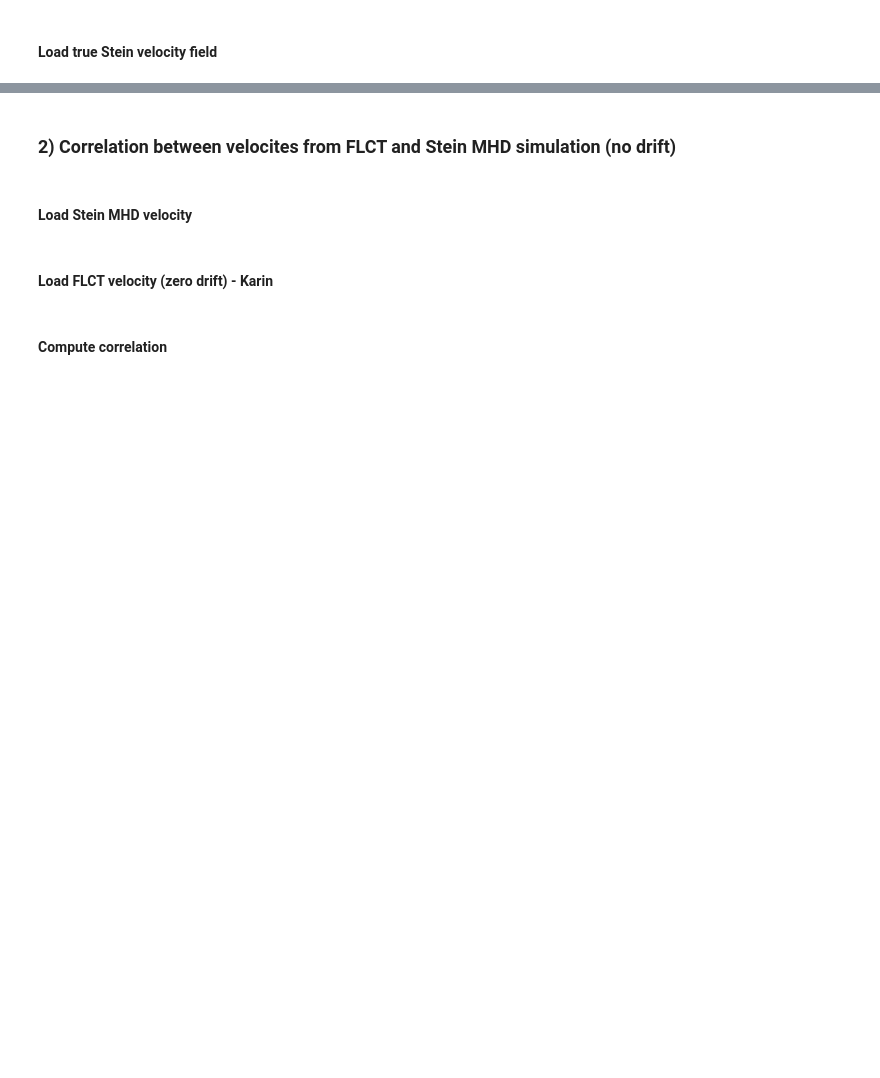
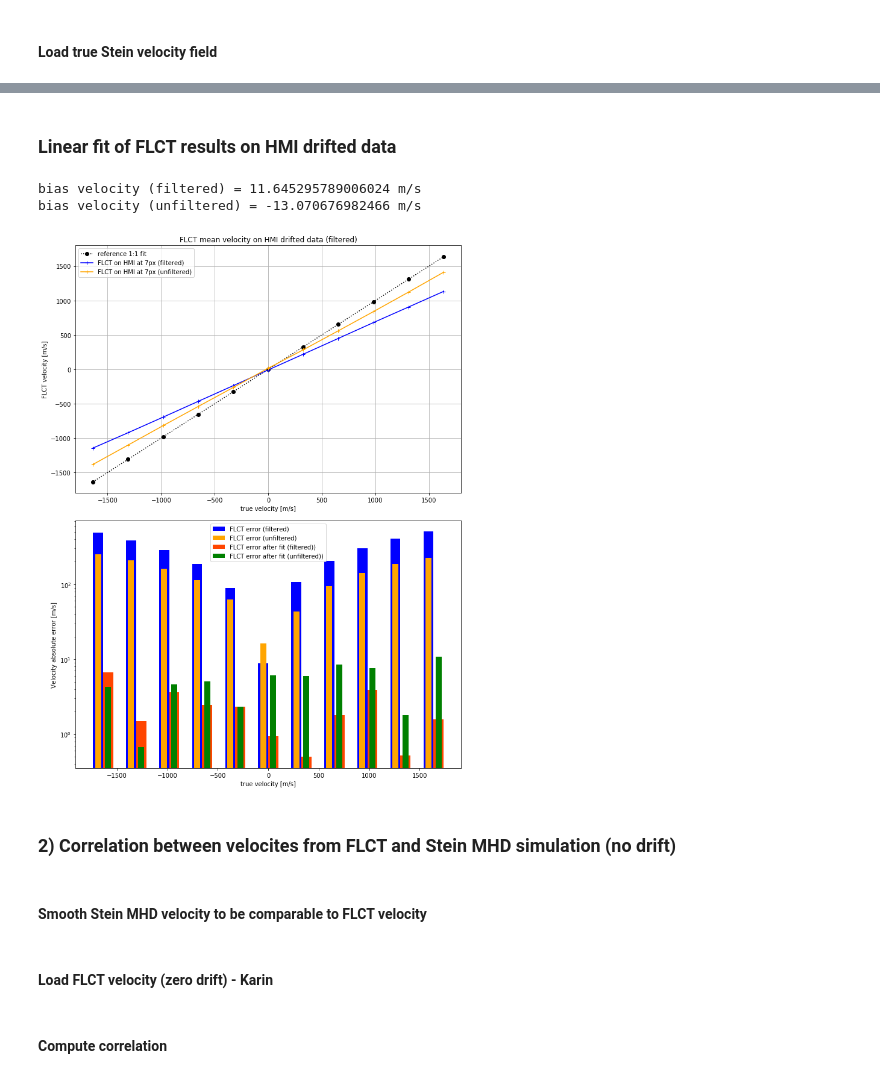
Before and after one commit to raphael-attie/sunflower, a Jupyter notebook: Comparisons/FLCT_Karin_sanity_check_Stein_simulation.ipynb, the cells around one changed output, grey strips where cells are left out. Drawn from its saved outputs; the diff is of its cells as text; code cells hidden in the pictures; blank space fills up the shorter version.

```diff
--- a/Comparisons/FLCT_Karin_sanity_check_Stein_simulation.ipynb
+++ b/Comparisons/FLCT_Karin_sanity_check_Stein_simulation.ipynb
@@ -79,3 +174,66 @@ plt.tight_layout()
+# %% [markdown]
+### Linear fit of FLCT results on HMI drifted data
+# %%
+unit2 = deltas / 45 # m/s
+vx_ratesu2 = vx_rates*unit2
+
+# Filtered data (filtered by Karin)
+x2 = vxsmean_flct_hmi*unit2
+y2 = vx_ratesu2
+A2 = np.vstack([x2, np.ones(len(x2))]).T
+fit = np.linalg.lstsq(A2, y2, rcond=None)
+m2, c2 = fit[0]
+residuals2 = fit[1]
+print('bias velocity (filtered) =', c2, 'm/s')
+vxfit2 = m2*x2 + c2
+
+# Unfiltered data (run by me)
+x3 = vxsmean_flct_hmi_unfiltered*unit2
+y3 = vx_ratesu2
+A3 = np.vstack([x3, np.ones(len(x3))]).T
+fit = np.linalg.lstsq(A3, y3, rcond=None)
+m3, c3 = fit[0]
+residuals3 = fit[1]
+print('bias velocity (unfiltered) =', c3, 'm/s')
+vxfit3 = m3*x3 + c3
+# %% [output]
+bias velocity (filtered) = 11.645295789006024 m/s
+bias velocity (unfiltered) = -13.070676982466 m/s
+# %%
+%matplotlib inline
+fig, ax = plt.subplots(2,1, figsize = (10,13))
+ax[0].plot(vx_ratesu2, vx_ratesu2, 'k-', ls=':', marker='o', label='reference 1:1 fit')
+ax[0].plot(vx_ratesu2, vxsmean_flct_hmi*unit2, marker='+', color='blue', label = 'FLCT on HMI at 7px (filtered)')
+ax[0].plot(vx_ratesu2, vxsmean_flct_hmi_unfiltered*unit2, marker='+', color='orange', label = 'FLCT on HMI at 7px (unfiltered)')
+#ax[0].plot(vx_ratesu2, vxfit2, marker='o', label = 'FLCT fit [ {:1.1f}, {:1.0f} ]'.format(m2, c2))
+#ax.plot(vx_rates*unit, vxsmean_flct_hmi*unit, marker='+', label = 'FLCT on HMI at 7px')
+ax[0].grid(True, axis='both')
+ax[0].set_xlabel('true velocity [m/s]')
+ax[0].set_ylabel('FLCT velocity [m/s]')
+ax[0].legend()
+ax[0].set_title('FLCT mean velocity on HMI drifted data (filtered)')
+
+# Residuals before and after fit
+res1_filtered = abs(vxsmean_flct_hmi*unit2 - vx_ratesu2)
+res2_filtered = abs(vxfit2 - y2)
+
+res1_unfiltered = abs(vxsmean_flct_hmi_unfiltered*unit2 - vx_ratesu2)
+res2_unfiltered = abs(vxfit3 - y3)
+
+# width of the bars
+bw = 100
+ax[1].bar(vx_ratesu2-bw/2, res1_filtered, bw, color='blue', label='FLCT error (filtered)')
+ax[1].bar(vx_ratesu2-bw/2, res1_unfiltered, 0.6*bw, color='orange', label='FLCT error (unfiltered)')
+ax[1].bar(vx_ratesu2+bw/2, res2_filtered, bw, color='orangered', label='FLCT error after fit (filtered))')
+ax[1].bar(vx_ratesu2+bw/2, res2_unfiltered, 0.6*bw, color='green', label='FLCT error after fit (unfiltered))')
+ax[1].set_xlabel('true velocity [m/s]')
+ax[1].set_ylabel('Velocity absolute error [m/s]')
+ax[1].legend()
+ax[1].set_yscale('log')
+#ax[1].set_xticks(np.arange(-1800, 1801, 500))
+plt.tight_layout()
+# %% [output]
+[figure, added]
 # %% [markdown]
 ### 2) Correlation between velocites from FLCT and Stein MHD simulation (no drift)
 # %%
@@ -126,5 +264,5 @@ fwhm = 7
 # %% [markdown]
-#### Load Stein MHD velocity
+#### Smooth Stein MHD velocity to be comparable to FLCT velocity
 # %%
 # smooth the Stein velocities
 vx_stein_sm, vy_stein_sm = smooth_vel(vx_stein, vy_stein, fwhm, kernel='boxcar')
```
Also changed, not shown: parts of 17 cells of this notebook.
